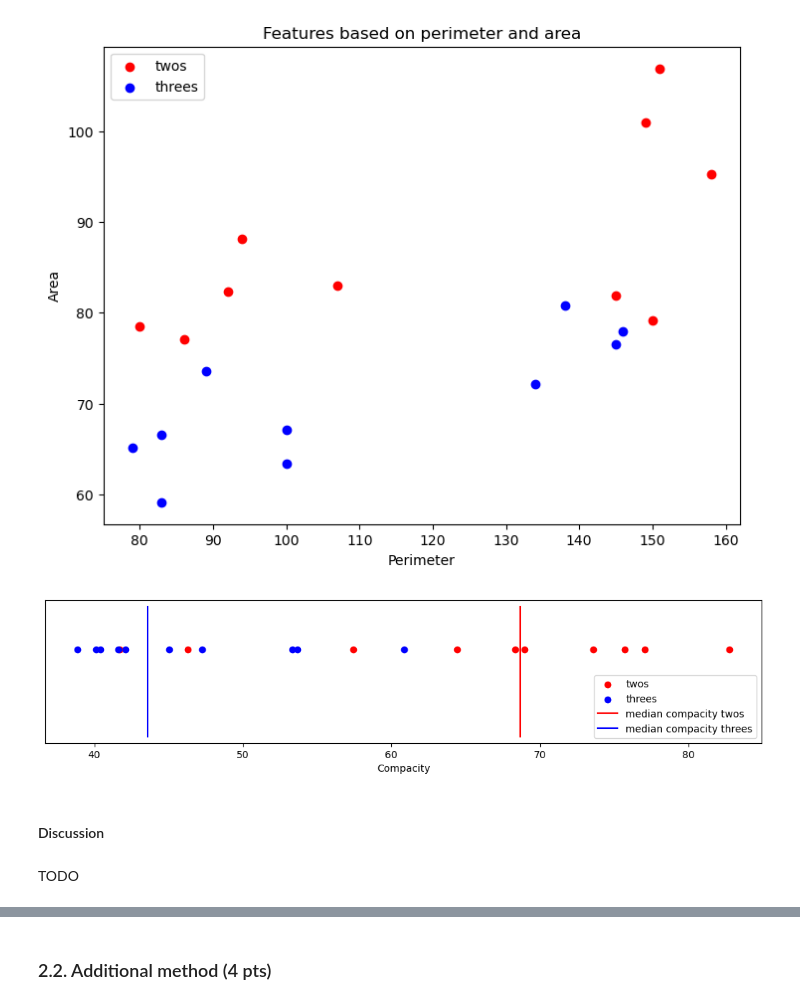
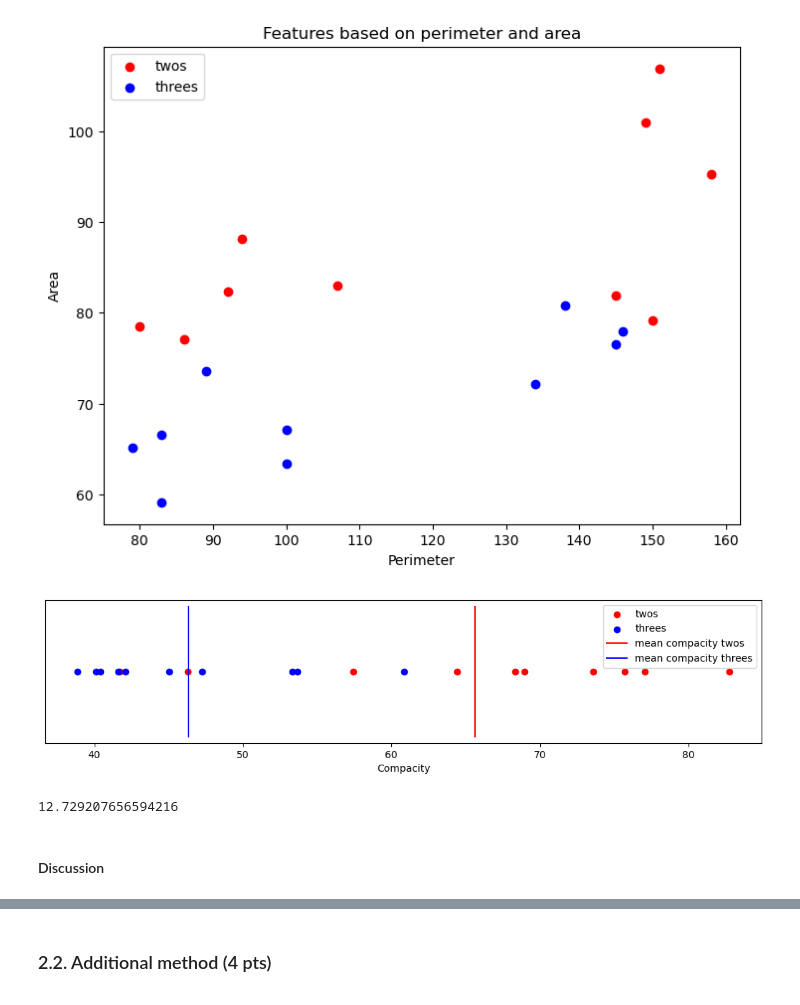
Before and after one commit to mrizaarseven98/do-not-cheat, a Jupyter notebook: labs/lab_02_object_description.ipynb, the cells around one changed output, grey strips where cells are left out. Drawn from its saved outputs; the diff is of its cells as text; code cells hidden in the pictures.

```diff
--- a/labs/lab_02_object_description.ipynb
+++ b/labs/lab_02_object_description.ipynb
@@ -622,28 +622,29 @@ plt.show()
 # %%
 # TODO: Make the 1D plot of the compacity
 import matplotlib.pyplot as plt
 import numpy as np
 
-y = range(-2,2,1)
+y = range(-2,3,1)
 
 # Calculate the median value of compacity found for each number set
-tcs_m = np.median(tcs)
-thcs_m = np.median(thcs)
+tcs_m = np.mean(tcs)
+thcs_m = np.mean(thcs)
 
 # Plot the 1D compacity plot
 fig = plt.figure(figsize=(10,2))
 ax = fig.add_axes([0,0,1,1])
 ax.scatter(tcs, [0]*len(tcs), color='r', label='twos')
 ax.scatter(thcs, [0]*len(thcs), color='b', label='threes')
-ax.plot([tcs_m]*len(y), y, color='r', label='median compacity twos')
-ax.plot([thcs_m]*len(y), y, color='b', label='median compacity threes')
+ax.plot([tcs_m]*len(y), y, color='r', label='mean compacity twos')
+ax.plot([thcs_m]*len(y), y, color='b', label='mean compacity threes')
 ax.legend(loc='best')
 ax.set_xlabel('Compacity')
 ax.set_yticks([])
 plt.show()
+
+print(tcs_st)
 # %% [output]
-[figure, old version]
+[figure, new version]
+12.729207656594216
 # %% [markdown]
 ####  Discussion
-# %% [markdown]
-TODO
```
Also changed, not shown: parts of 4 cells of this notebook.
